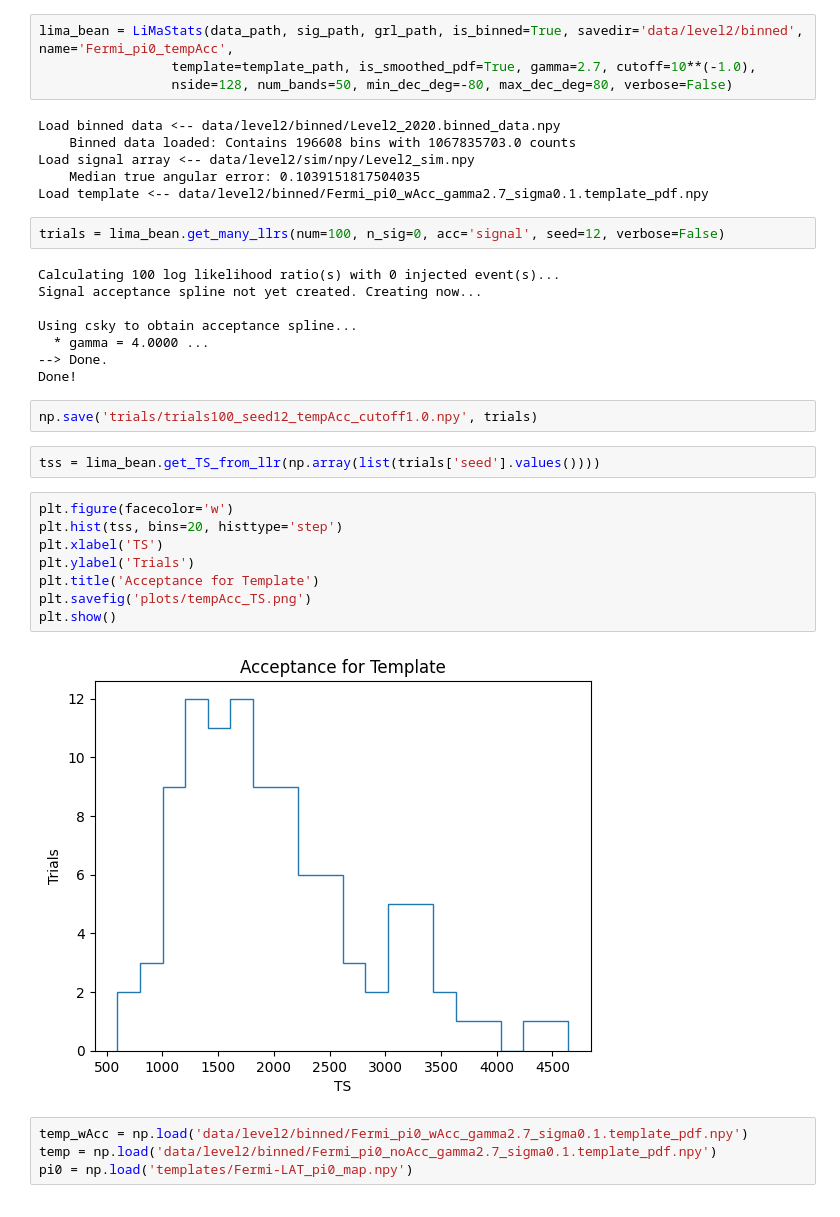
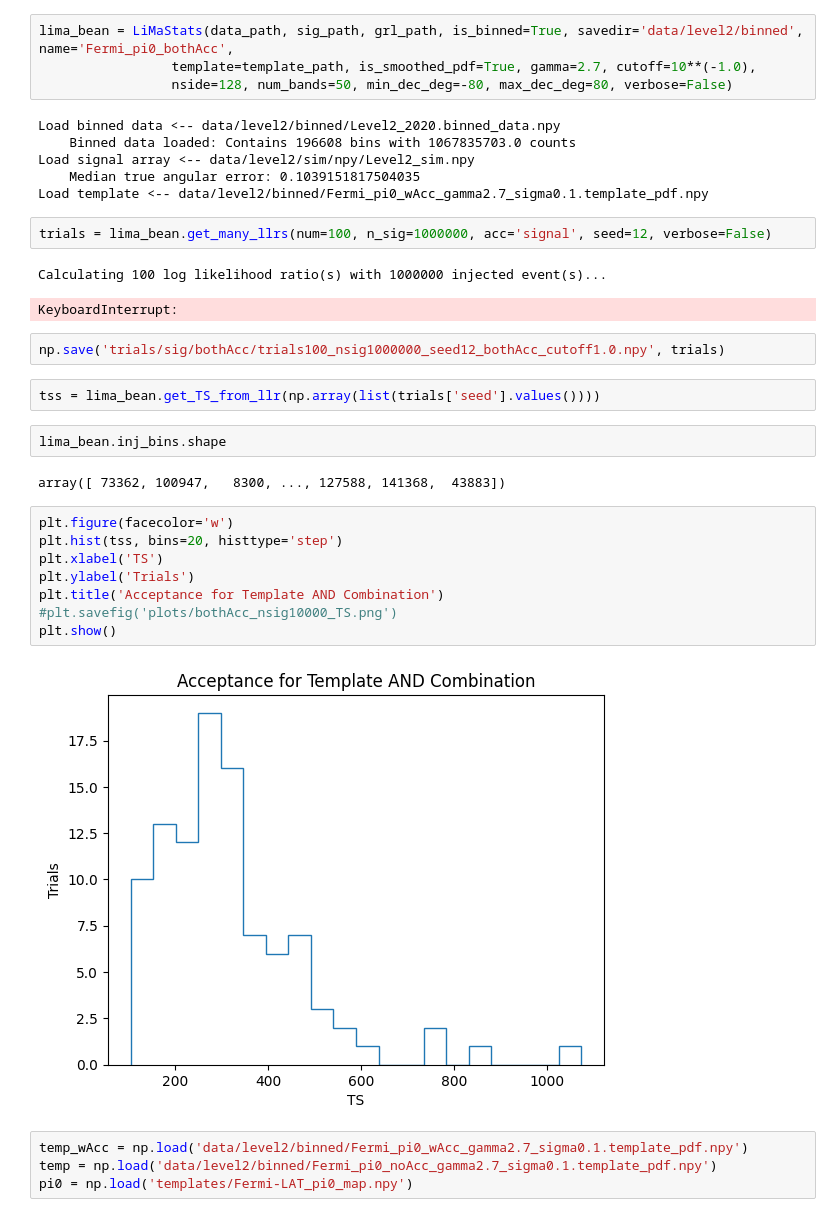
Before and after one commit to MACampana/BinnedTracks, a Jupyter notebook: BinnedAnalysis.ipynb, the cells around one changed output. Saved outputs shown, nothing was run; the diff lists cells and outputs as text.

```diff
--- a/BinnedAnalysis.ipynb
+++ b/BinnedAnalysis.ipynb
@@ -789,7 +800,7 @@ sig_path = 'data/level2/sim/npy/Level2_sim.npy'
 grl_path = 'GRL.npy'
 template_path = 'data/level2/binned/Fermi_pi0_wAcc_gamma2.7_sigma0.1.template_pdf.npy'
 # %%
-lima_bean = LiMaStats(data_path, sig_path, grl_path, is_binned=True, savedir='data/level2/binned', name='Fermi_pi0_tempAcc',
+lima_bean = LiMaStats(data_path, sig_path, grl_path, is_binned=True, savedir='data/level2/binned', name='Fermi_pi0_bothAcc',
                  template=template_path, is_smoothed_pdf=True, gamma=2.7, cutoff=10**(-1.0),
                  nside=128, num_bands=50, min_dec_deg=-80, max_dec_deg=80, verbose=False)
 # %% [output]
@@ -799,29 +810,28 @@ Load signal array <-- data/level2/sim/npy/Level2_sim.npy
     Median true angular error: 0.1039151817504035
 Load template <-- data/level2/binned/Fermi_pi0_wAcc_gamma2.7_sigma0.1.template_pdf.npy
 # %%
-trials = lima_bean.get_many_llrs(num=100, n_sig=0, acc='signal', seed=12, verbose=False)
+trials = lima_bean.get_many_llrs(num=100, n_sig=1000000, acc='signal', seed=12, verbose=False)
 # %% [output]
-Calculating 100 log likelihood ratio(s) with 0 injected event(s)...
-Signal acceptance spline not yet created. Creating now...
-
-Using csky to obtain acceptance spline...
-  * gamma = 4.0000 ...
---> Done.
-Done!
+Calculating 100 log likelihood ratio(s) with 1000000 injected event(s)...
+KeyboardInterrupt:
 # %%
-np.save('trials/trials100_seed12_tempAcc_cutoff1.0.npy', trials)
+np.save('trials/sig/bothAcc/trials100_nsig1000000_seed12_bothAcc_cutoff1.0.npy', trials)
 # %%
 tss = lima_bean.get_TS_from_llr(np.array(list(trials['seed'].values())))
+# %%
+lima_bean.inj_bins.shape
+# %% [output]
+array([ 73362, 100947,   8300, ..., 127588, 141368,  43883])
 # %%
 plt.figure(facecolor='w')
 plt.hist(tss, bins=20, histtype='step')
 plt.xlabel('TS')
 plt.ylabel('Trials')
-plt.title('Acceptance for Template')
-plt.savefig('plots/tempAcc_TS.png')
+plt.title('Acceptance for Template AND Combination')
+#plt.savefig('plots/bothAcc_nsig10000_TS.png')
 plt.show()
 # %% [output]
-[figure, old version]
+[figure, new version]
 # %%
 temp_wAcc = np.load('data/level2/binned/Fermi_pi0_wAcc_gamma2.7_sigma0.1.template_pdf.npy')
 temp = np.load('data/level2/binned/Fermi_pi0_noAcc_gamma2.7_sigma0.1.template_pdf.npy')
```
Also changed, not shown: parts of 1 cell of this notebook.
